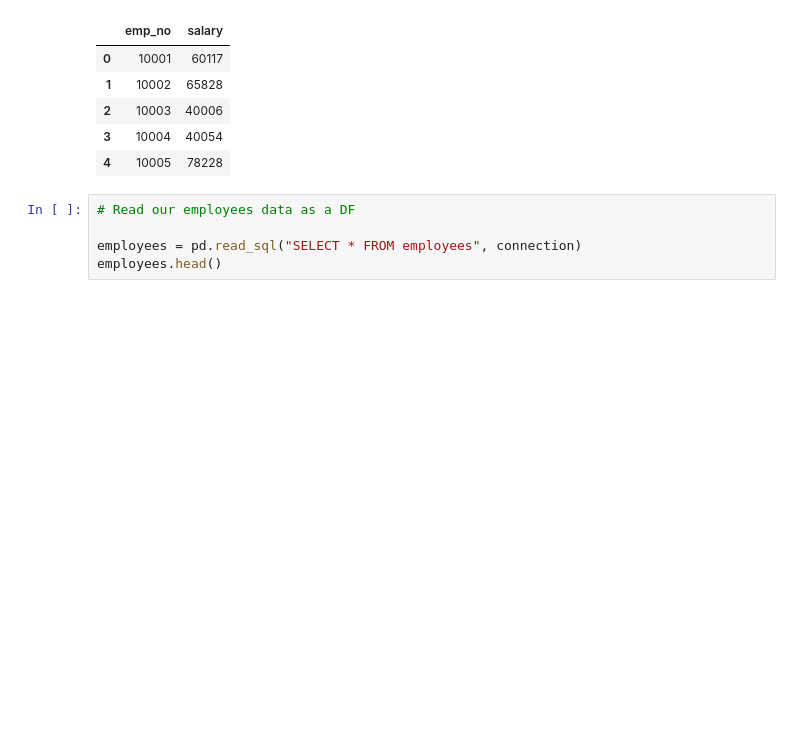
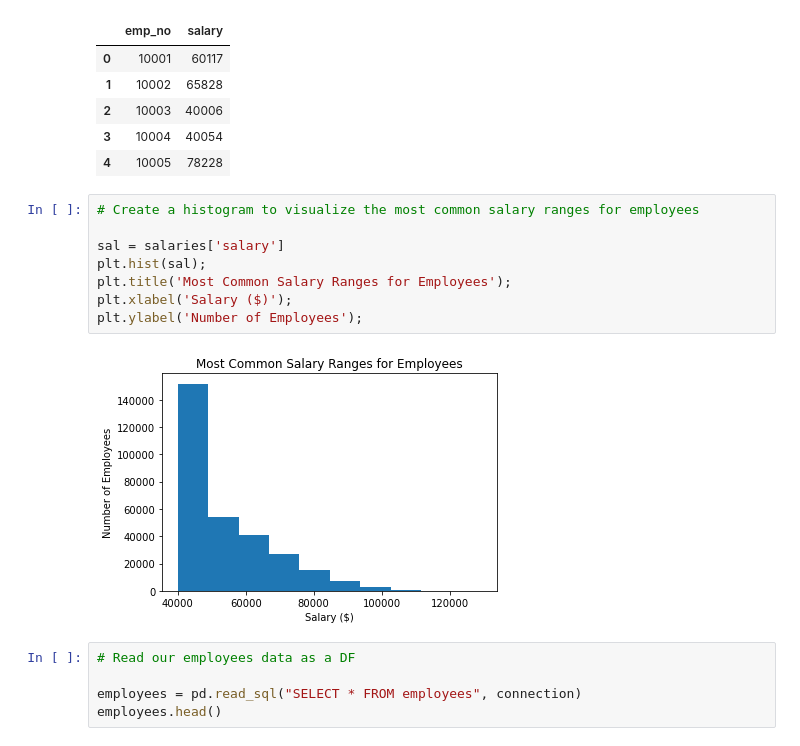
Before and after one commit to Tgreenhu/09-SQL-Challenge, a Jupyter notebook: homework_files/Bonus.ipynb, the cells around one changed output. Cells and saved outputs as stored; diff of their text form; blank space fills up the shorter version.

```diff
--- a/homework_files/Bonus.ipynb
+++ b/homework_files/Bonus.ipynb
@@ -27,6 +25,16 @@ salaries.head()
 | 2 | 10003 | 40006 |
 | 3 | 10004 | 40054 |
 | 4 | 10005 | 78228 |
+# %%
+# Create a histogram to visualize the most common salary ranges for employees
+
+sal = salaries['salary']
+plt.hist(sal);
+plt.title('Most Common Salary Ranges for Employees');
+plt.xlabel('Salary ($)');
+plt.ylabel('Number of Employees');
+# %% [output]
+[figure, added]
 # %%
 # Read our employees data as a DF
 
```
Also changed, not shown: parts of 1 cell of this notebook.
